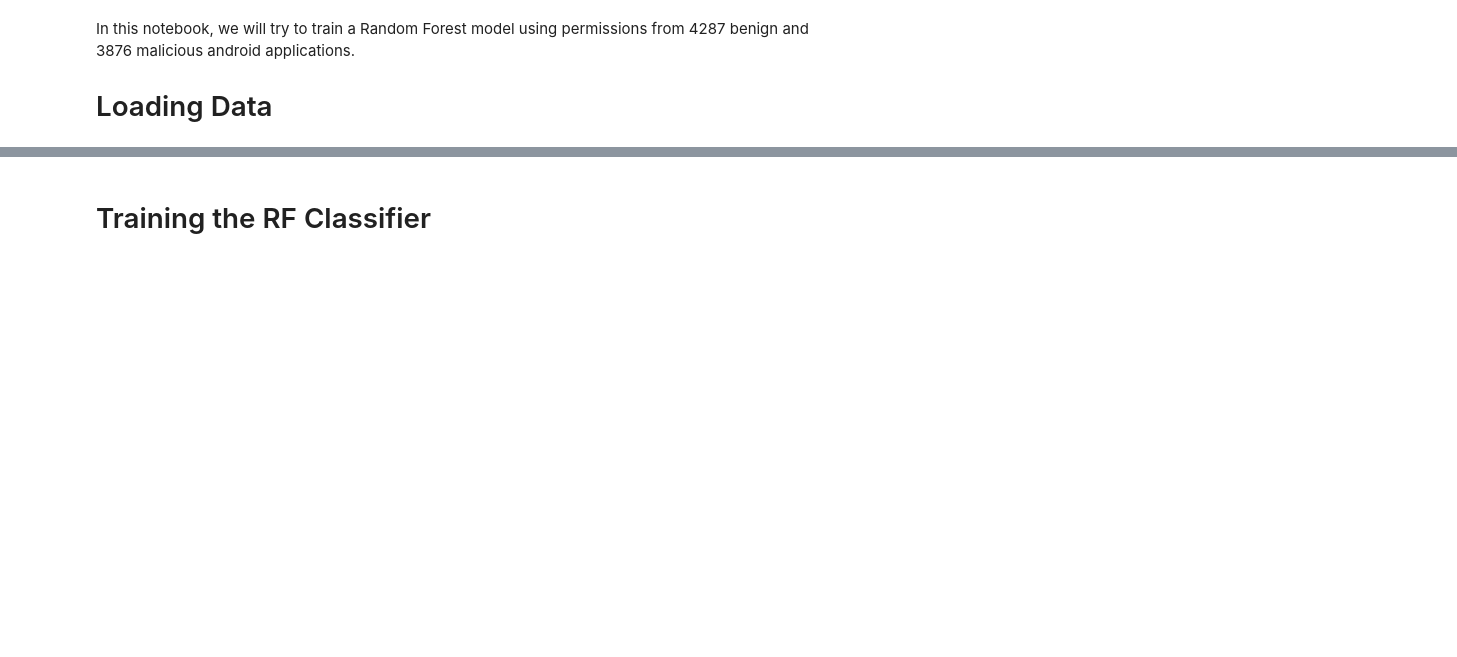
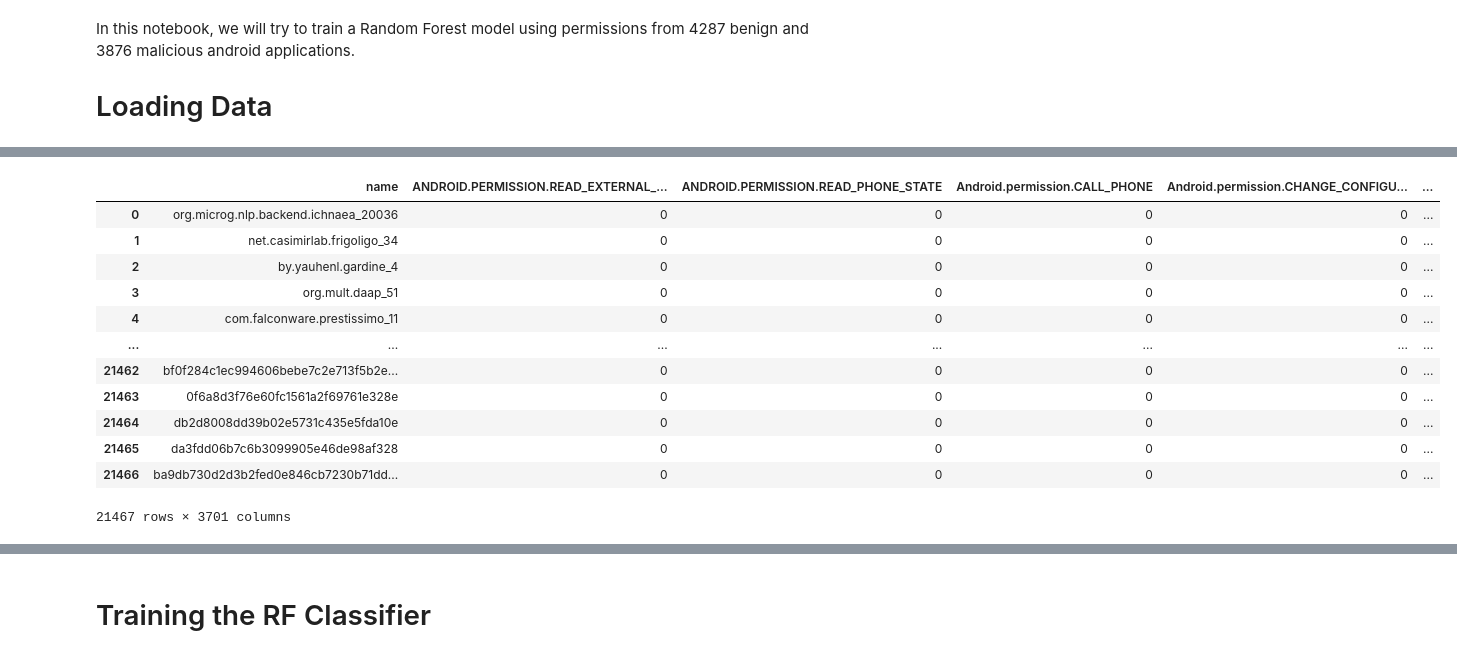
Before and after one commit to Kreunt/catch-o-ware, a Jupyter notebook: catch-o-ware-RF.ipynb, the cells around one changed output, grey strips where cells are left out. Cells and saved outputs as stored; diff of their text form; code cells hidden in the pictures; blank space fills up the shorter version.

```diff
--- a/catch-o-ware-RF.ipynb
+++ b/catch-o-ware-RF.ipynb
@@ -38,0 +27,23 @@ Name: count, dtype: int64
+# %%
+import pandas as pd
+from sklearn.model_selection import train_test_split
+from sklearn.ensemble import RandomForestClassifier
+from sklearn.metrics import classification_report, ConfusionMatrixDisplay, accuracy_score
+import matplotlib.pyplot as plt
+# Read the CSV file
+df = pd.read_csv('permissions_labeled_dataset.csv')
+df
+# %% [output]
+|  | name | ANDROID.PERMISSION.READ_EXTERNAL_... | ANDROID.PERMISSION.READ_PHONE_STATE | Android.permission.CALL_PHONE | Android.permission.CHANGE_CONFIGU... | ... |
+| 0 | org.microg.nlp.backend.ichnaea_20036 | 0 | 0 | 0 | 0 | ... |
+| 1 | net.casimirlab.frigoligo_34 | 0 | 0 | 0 | 0 | ... |
+| 2 | by.yauhenl.gardine_4 | 0 | 0 | 0 | 0 | ... |
+| 3 | org.mult.daap_51 | 0 | 0 | 0 | 0 | ... |
+| 4 | com.falconware.prestissimo_11 | 0 | 0 | 0 | 0 | ... |
+| ... | ... | ... | ... | ... | ... | ... |
+| 21462 | bf0f284c1ec994606bebe7c2e713f5b2e... | 0 | 0 | 0 | 0 | ... |
+| 21463 | 0f6a8d3f76e60fc1561a2f69761e328e | 0 | 0 | 0 | 0 | ... |
+| 21464 | db2d8008dd39b02e5731c435e5fda10e | 0 | 0 | 0 | 0 | ... |
+| 21465 | da3fdd06b7c6b3099905e46de98af328 | 0 | 0 | 0 | 0 | ... |
+| 21466 | ba9db730d2d3b2fed0e846cb7230b71dd... | 0 | 0 | 0 | 0 | ... |
+21467 rows × 3701 columns
```
Also changed, not shown: parts of 8 cells of this notebook, 4 other files.
